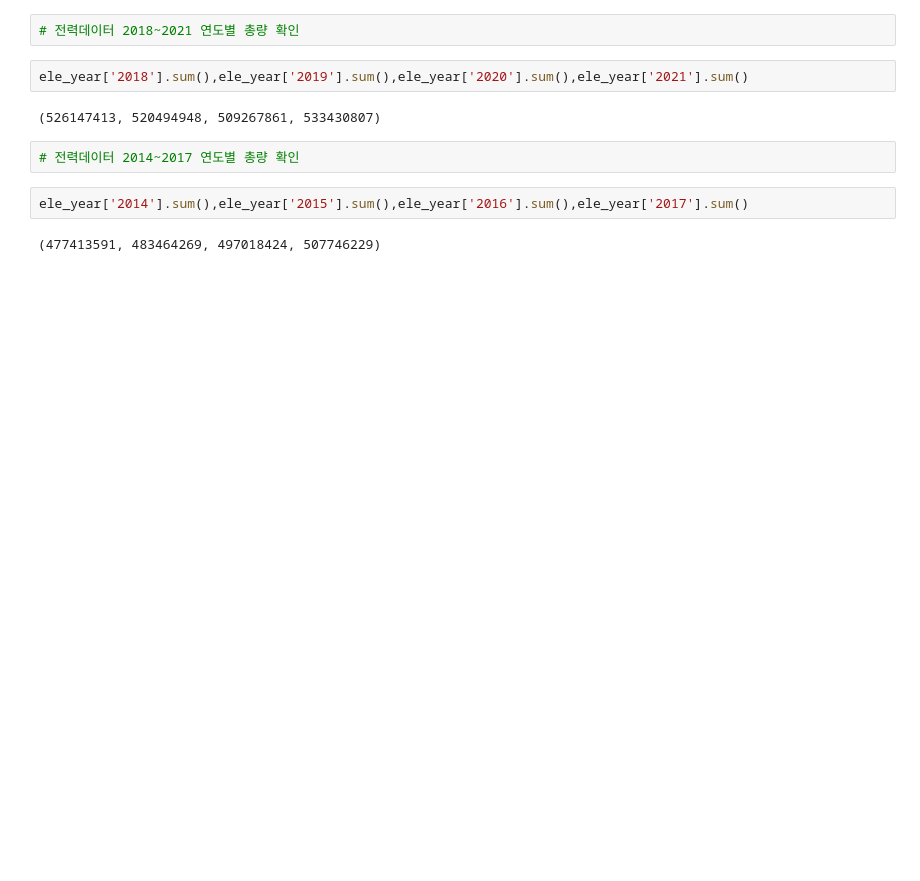
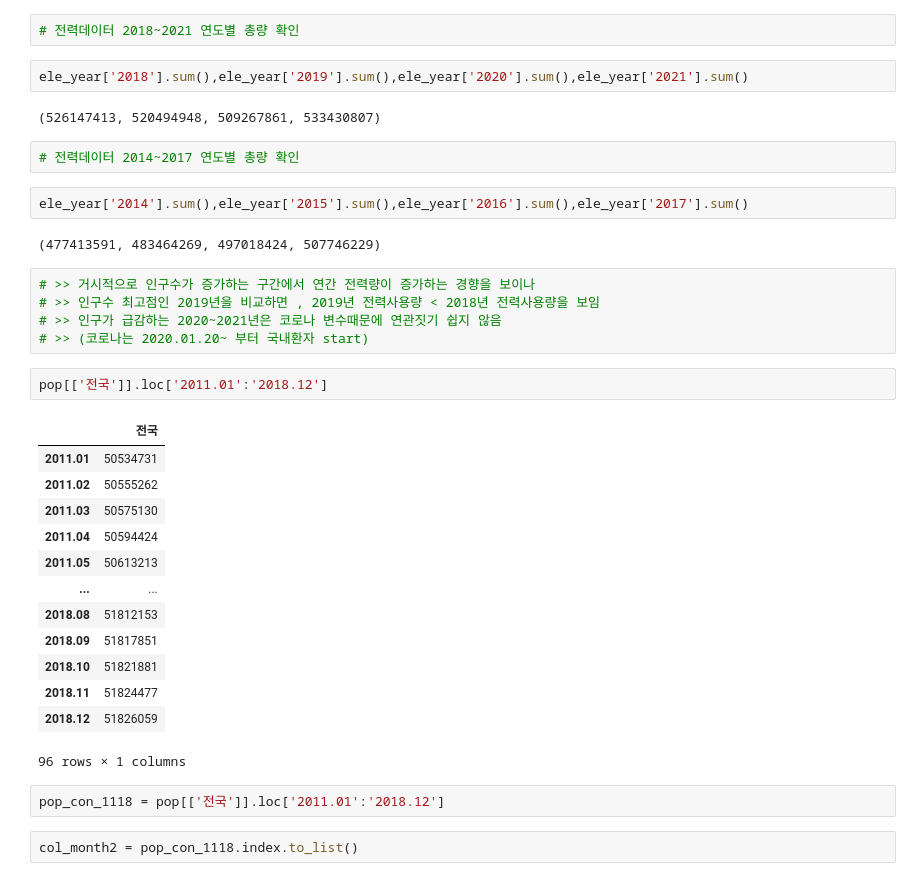
Before and after one commit to ThatHomr/project_2, a Jupyter notebook: project_2_file/ay_sprint2/pop_d.ipynb, the cells around one changed output. Cells and saved outputs as stored; diff of their text form; blank space fills up the shorter version.

```diff
--- a/project_2_file/ay_sprint2/pop_d.ipynb
+++ b/project_2_file/ay_sprint2/pop_d.ipynb
@@ -819,3 +837,28 @@ ele_year['2018'].sum(),ele_year['2019'].sum(),ele_year['2020'].sum(),ele_year['2
 ele_year['2014'].sum(),ele_year['2015'].sum(),ele_year['2016'].sum(),ele_year['2017'].sum()
 # %% [output]
 (477413591, 483464269, 497018424, 507746229)
+# %%
+# >> 거시적으로 인구수가 증가하는 구간에서 연간 전력량이 증가하는 경향을 보이나
+# >> 인구수 최고점인 2019년을 비교하면 , 2019년 전력사용량 < 2018년 전력사용량을 보임
+# >> 인구가 급감하는 2020~2021년은 코로나 변수때문에 연관짓기 쉽지 않음
+# >> (코로나는 2020.01.20~ 부터 국내환자 start)
+# %%
+pop[['전국']].loc['2011.01':'2018.12']
+# %% [output]
+|  | 전국 |
+| 2011.01 | 50534731 |
+| 2011.02 | 50555262 |
+| 2011.03 | 50575130 |
+| 2011.04 | 50594424 |
+| 2011.05 | 50613213 |
+| ... | ... |
+| 2018.08 | 51812153 |
+| 2018.09 | 51817851 |
+| 2018.10 | 51821881 |
+| 2018.11 | 51824477 |
+| 2018.12 | 51826059 |
+96 rows × 1 columns
+# %%
+pop_con_1118 = pop[['전국']].loc['2011.01':'2018.12']
+# %%
+col_month2 = pop_con_1118.index.to_list()
```
Also changed, not shown: parts of 27 cells of this notebook, 8 other files.
